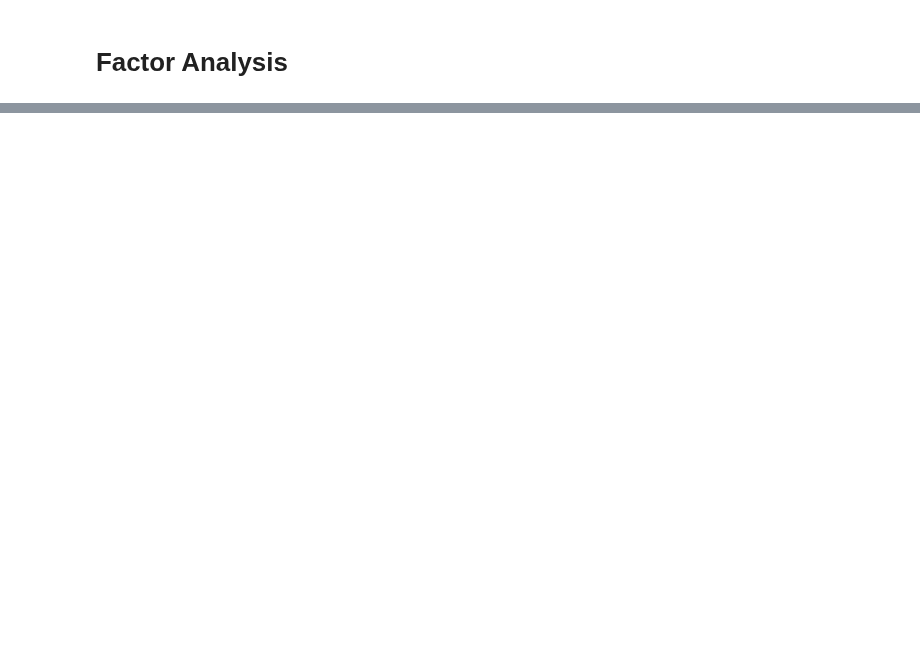
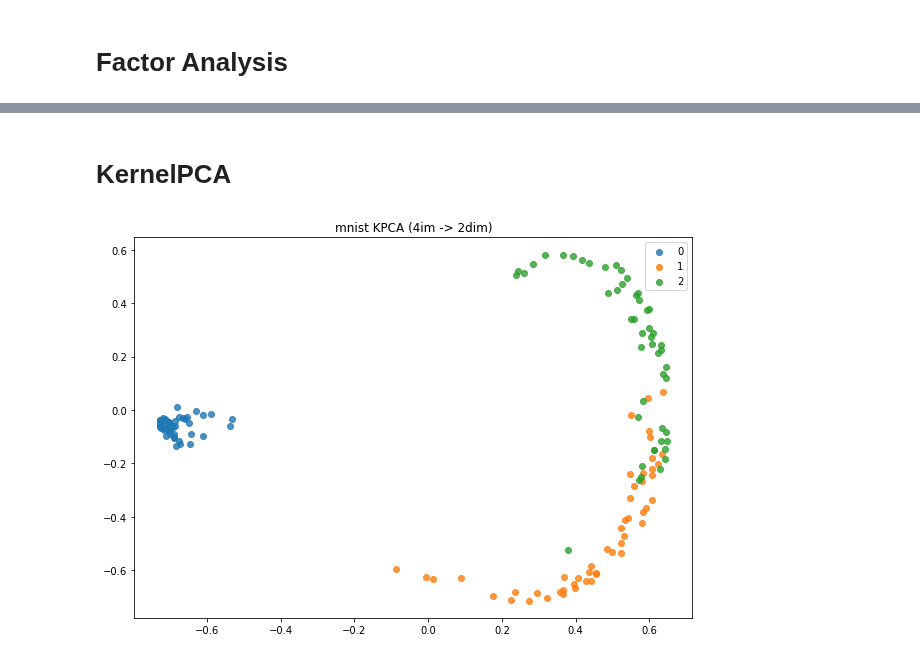
Before and after one commit to negRhlk/PRML, a Jupyter notebook: short_notebook/chapter12_short_ver.ipynb, the cells around one changed output, grey strips where cells are left out. Drawn from its saved outputs; the diff is of its cells as text; code cells hidden in the pictures; blank space fills up the shorter version.

```diff
--- a/short_notebook/chapter12_short_ver.ipynb
+++ b/short_notebook/chapter12_short_ver.ipynb
@@ -131,0 +133,17 @@ plt.show()
+# %% [markdown]
+# KernelPCA
+# %%
+X,y = load_iris()
+kpca = KernelPCA(kernel="Gaussian",sigma=1.5)
+X_proj = kpca.fit_transform(X,2)
+fig,axes = plt.subplots(1,1,figsize=(10,7))
+for idx,label in enumerate(np.unique(y)):
+    axes.scatter(x=X_proj[y == label,0],
+                y=X_proj[y == label,1],
+                alpha=0.8,
+                label=label)
+axes.set_title("mnist KPCA (4im -> 2dim)")
+plt.legend()
+plt.show()
+# %% [output]
+[figure, added]
```
Also changed, not shown: parts of 3 cells of this notebook, 1 other file.
